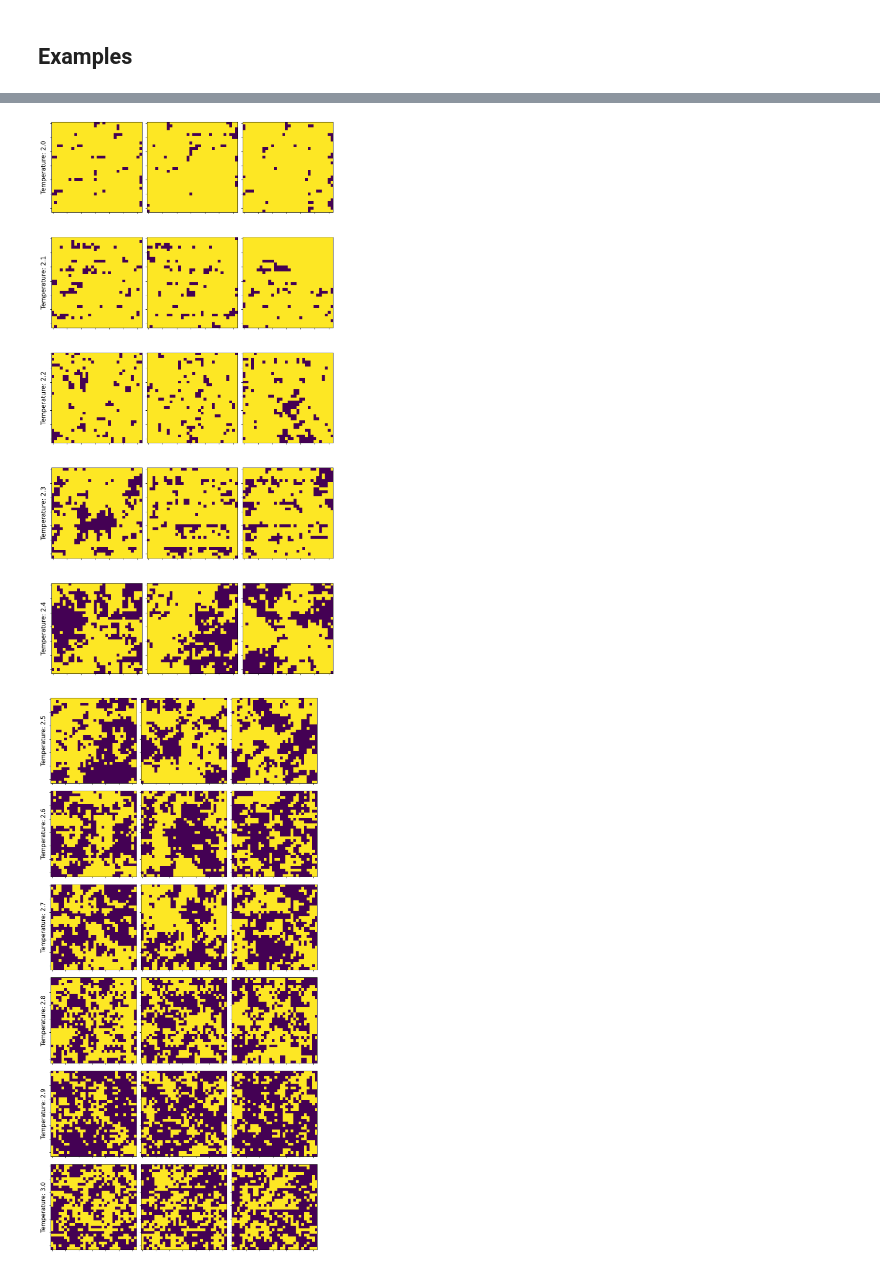
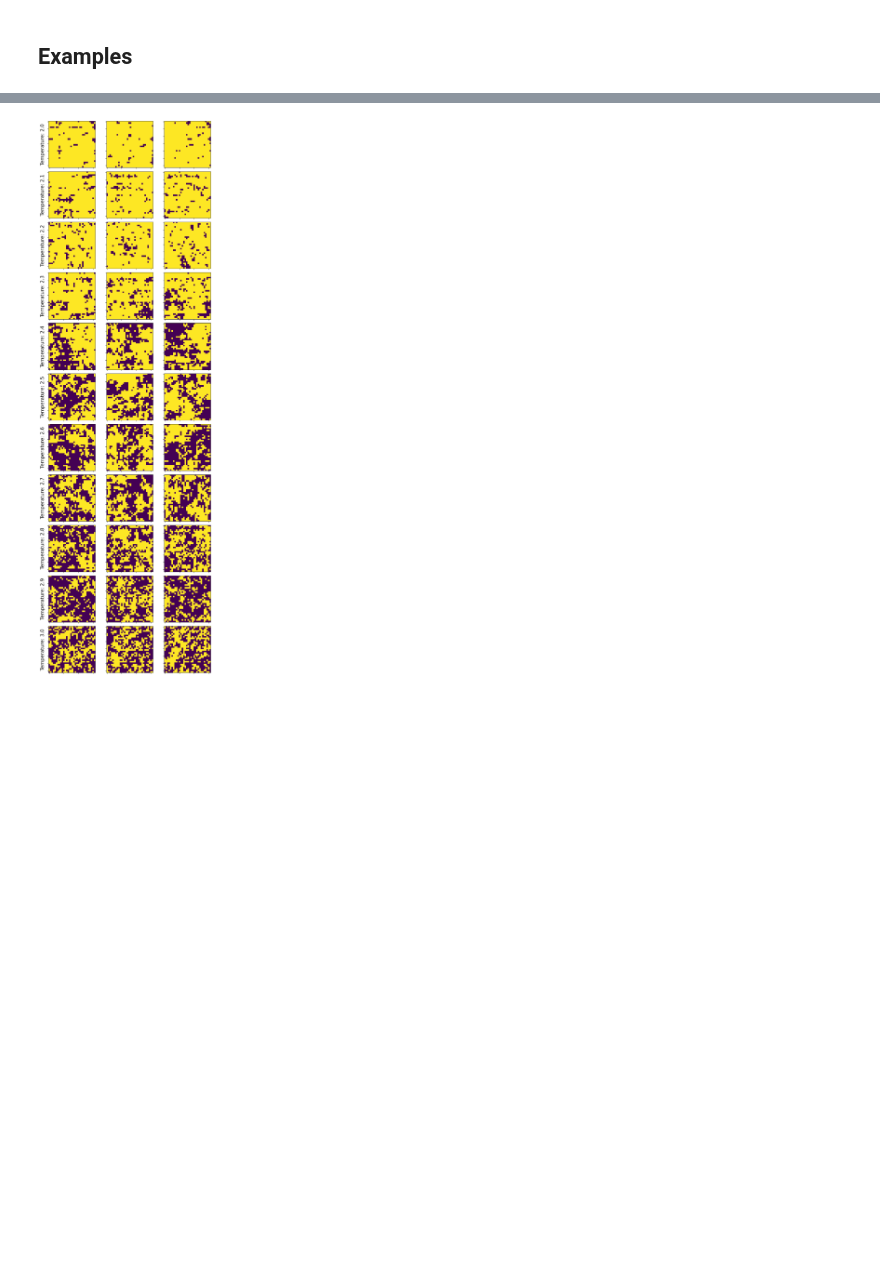
Before and after one commit to pSzyc/Ising, a Jupyter notebook: Model/GAN/GAN_sample.ipynb, the cells around one changed output, grey strips where cells are left out. Cells and saved outputs as stored; diff of their text form; code cells hidden in the pictures; blank space fills up the shorter version.

Commit message:
plots II

```diff
--- a/Model/GAN/GAN_sample.ipynb
+++ b/Model/GAN/GAN_sample.ipynb
@@ -102,8 +102,12 @@ with tf.device('CPU:0'):
             sample_list.append(sample(batch_size, model))
 
         data_mc = 2 * np.concatenate(mc_list, axis=0) - 1
-        spin_sample =  2 * np.round(np.concatenate(sample_list, axis=0)) - 1
+        spin_prob = np.concatenate(sample_list, axis=0)
+        spin_round =  2 * np.round(spin_prob) - 1
+        spin_sample =  2 * np.random.binomial(1, spin_prob) - 1
+
         spin_sample = random_swap(spin_sample)
+        spin_round = random_swap(spin_round)
 
         df_monte_carlo = get_df(data_mc)
         mc_stats = get_stats(df_monte_carlo, temp)
@@ -111,8 +115,13 @@ with tf.device('CPU:0'):
 
         df_sampled = get_df(spin_sample)
         sample_stats = get_stats(df_sampled, temp)
-        sample_stats.extend((temp, "GAN"))
+        sample_stats.extend((temp, "GAN sampled"))
+
+        df_rounded = get_df(spin_round)
+        round_stats = get_stats(df_rounded, temp)
+        round_stats.extend((temp, "GAN rounded"))
 
         data_list.append(mc_stats)
         data_list.append(sample_stats)
+        data_list.append(round_stats)
 # %% [output]
@@ -156,27 +181,25 @@ WARNING:tensorflow:No training configuration found in save file, so the model wa
 # %%
 import numpy as np
 import matplotlib.pyplot as plt
 
 def plot_samples(titles_temps, folder, name):
     nrpws = len(titles_temps)
     ncols = 3
-    fig, axes = plt.subplots(nrows=nrpws, ncols=ncols, figsize=(10, 20))
+    fig, axes = plt.subplots(nrows=nrpws, ncols=ncols, figsize=(8, 24))
     plt.subplots_adjust(top=0.96)
     for i, ax_row in enumerate(axes):
         title, temp = titles_temps[i]
         ax_row[0].set_ylabel(title, rotation=90, size=15)
         predictions = sample(5, models[temp])
         for j, ax in enumerate(ax_row):
             ax.yaxis.set_ticklabels([])
             ax.xaxis.set_ticklabels([])
             spins = np.random.binomial(1, predictions[j, :, :])
             ax.imshow(spins, vmin=0, vmax=1)
     plt.tight_layout()
     plt.savefig(f"results/{folder}/plots/samples_{name}.svg")
 
 titles_temps = list(zip(titles, temps))
-plot_samples(titles_temps[:5], folder, "low")
-plot_samples(titles_temps[5:], folder, "high")
+plot_samples(titles_temps, folder, "all")
 # %% [output]
-[figure, old version]
+[figure, new version]
-[figure, removed]
```
Also changed, not shown: parts of 4 cells of this notebook, 9 other files.
